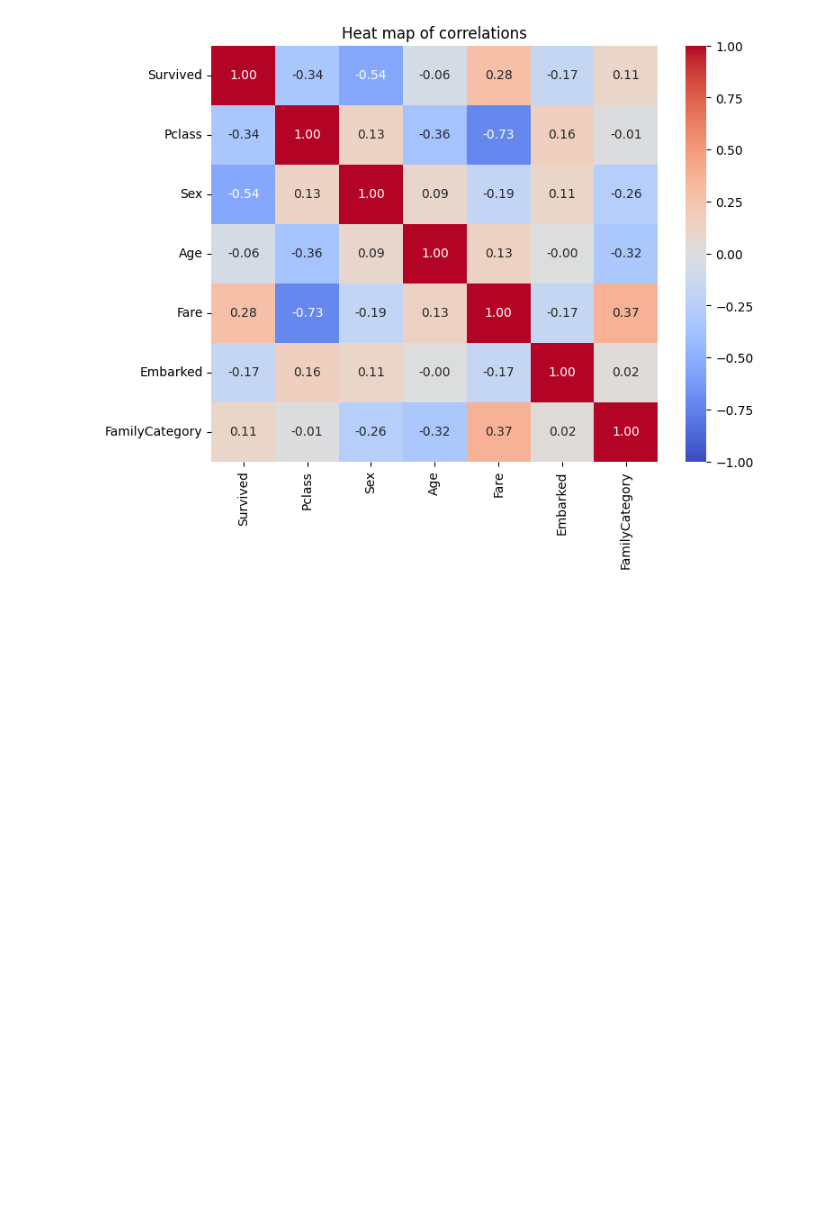
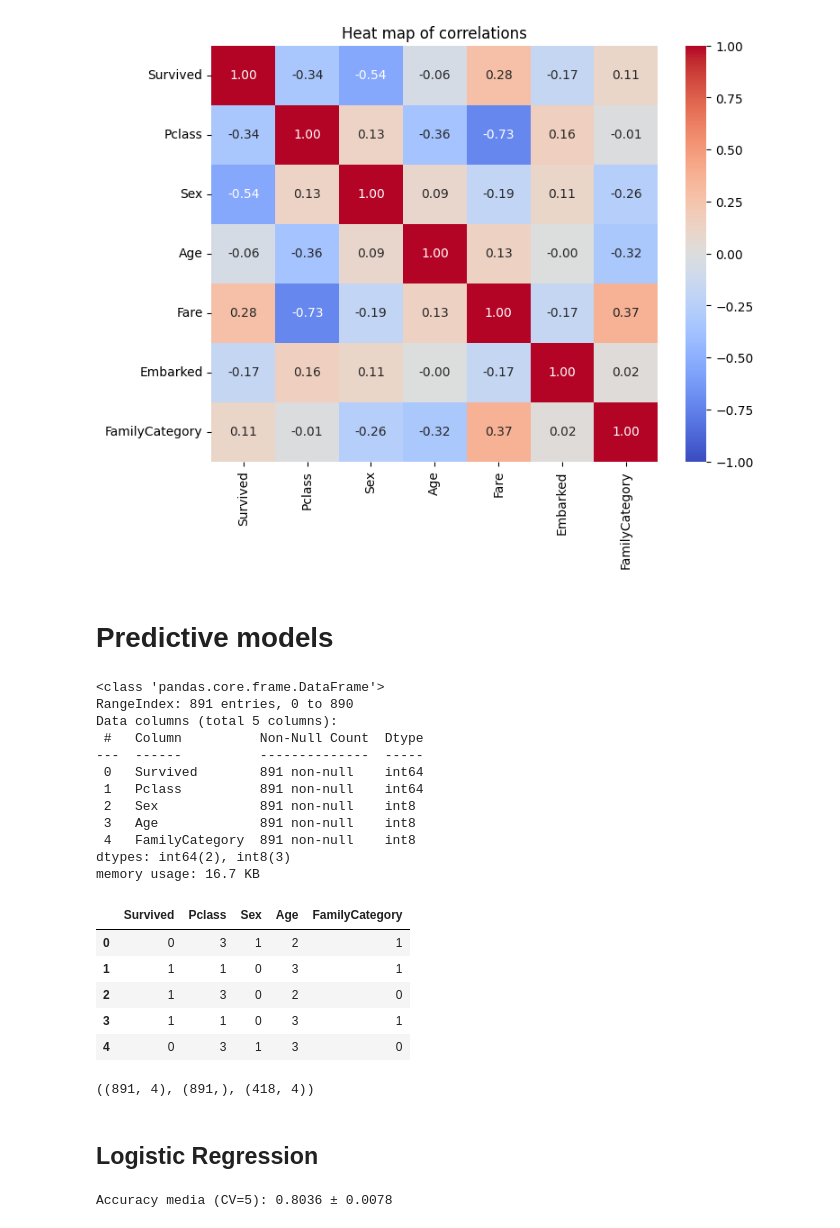
Before and after one commit to plss12/Titanic-Survivors-Prediction, a Jupyter notebook: titanic-survivors-prediction.ipynb, the cells around one changed output. Cells and saved outputs as stored; diff of their text form; code cells hidden in the pictures; blank space fills up the shorter version.

```diff
--- a/titanic-survivors-prediction.ipynb
+++ b/titanic-survivors-prediction.ipynb
@@ -470,9 +524,40 @@ plt.title("Heat map of correlations")
 plt.show()
 # %% [output]
 [figure]
+# %% [markdown]
+# Predictive models
 # %%
 train_clean_df = train_df.copy()
 test_clean_df = test_df.copy()
 
 train_clean_df = train_clean_df.drop(columns=['Fare', 'Embarked'])
 test_clean_df = test_clean_df.drop(columns=['Fare', 'Embarked'])
+# %%
+train_clean_df.info()
+train_clean_df.head()
+# %% [output]
+<class 'pandas.core.frame.DataFrame'>
+RangeIndex: 891 entries, 0 to 890
+Data columns (total 5 columns):
+ #   Column          Non-Null Count  Dtype
+---  ------          --------------  -----
+ 0   Survived        891 non-null    int64
+ 1   Pclass          891 non-null    int64
+ 2   Sex             891 non-null    int8
+ 3   Age             891 non-null    int8
+ 4   FamilyCategory  891 non-null    int8
+dtypes: int64(2), int8(3)
+memory usage: 16.7 KB
+|  | Survived | Pclass | Sex | Age | FamilyCategory |
+| 0 | 0 | 3 | 1 | 2 | 1 |
+| 1 | 1 | 1 | 0 | 3 | 1 |
+| 2 | 1 | 3 | 0 | 2 | 0 |
+| 3 | 1 | 1 | 0 | 3 | 1 |
+| 4 | 0 | 3 | 1 | 3 | 0 |
+# %%
+X_train = train_clean_df.drop("Survived", axis=1)
+Y_train = train_clean_df["Survived"]
+X_test  = test_clean_df.drop("PassengerId", axis=1).copy()
+X_train.shape, Y_train.shape, X_test.shape
+# %% [output]
+((891, 4), (891,), (418, 4))
@@ -478,0 +566,15 @@ test_clean_df = test_clean_df.drop(columns=['Fare', 'Embarked'])
+# %% [markdown]
+## Logistic Regression
+# %%
+# Standarization + Logistic Regression
+
+log_reg_pipeline = Pipeline([
+    ('scaler', StandardScaler()),
+    ('log_reg', LogisticRegression(penalty='l2', C=10, solver='lbfgs', max_iter=1000, tol=1e-3))])
+
+scores = cross_val_score(log_reg_pipeline, X_train, Y_train, cv=5, scoring='accuracy')
+models_df.loc[len(models_df)] = ['Logistic Regression', scores.mean(), scores.std()]
+
+print(f"Accuracy media (CV=5): {scores.mean():.4f} ± {scores.std():.4f}")
+# %% [output]
+Accuracy media (CV=5): 0.8036 ± 0.0078
```
Also changed, not shown: parts of 44 cells of this notebook, 4 other files.
